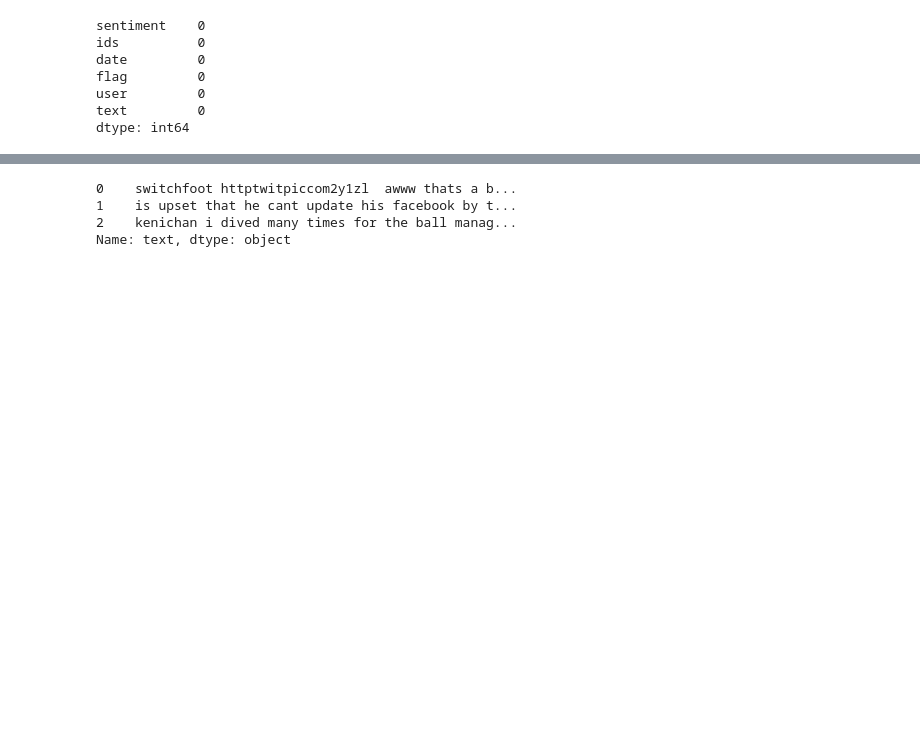
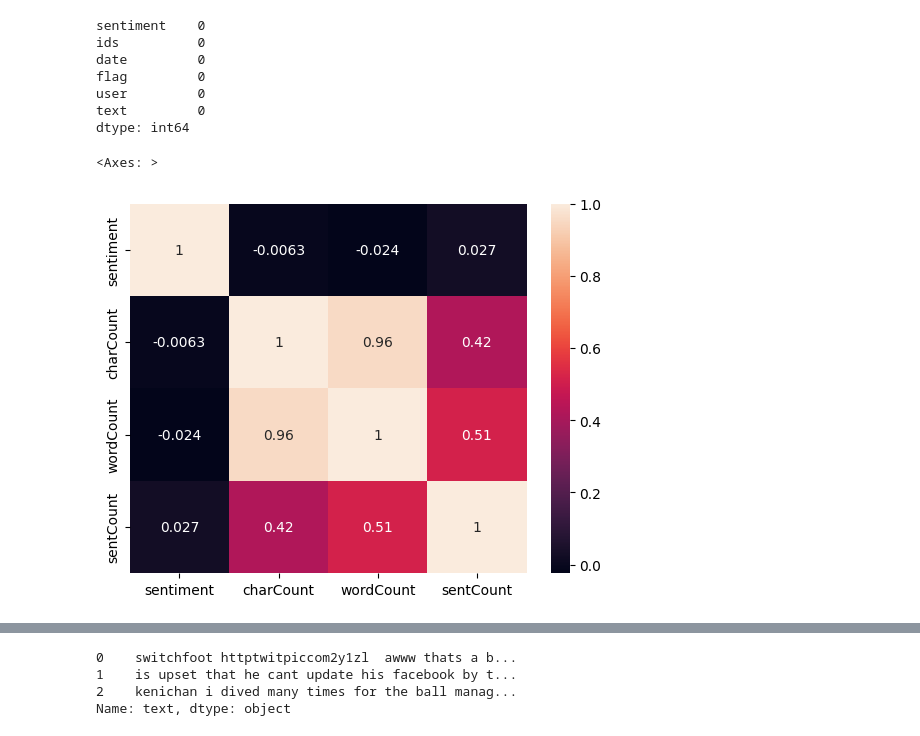
Before and after one commit to Shantnu-singh/Twitter-Sentiment-Analysis, a Jupyter notebook: main.ipynb, the cells around one changed output, grey strips where cells are left out. Saved outputs shown, nothing was run; the diff lists cells and outputs as text; code cells hidden in the pictures; blank space fills up the shorter version.

```diff
--- a/main.ipynb
+++ b/main.ipynb
@@ -59,3 +68,17 @@ flag         0
 user         0
 text         0
 dtype: int64
+# %%
+df.duplicated().sum()
+df = df.drop(columns= ['ids'])
+# %%
+df["charCount"] = df['text'].apply(len)
+df["wordCount"] = df['text'].apply(lambda x : len(word_tokenize(x)))
+df["sentCount"] = df['text'].apply(lambda x : len(sent_tokenize(x)))
+# %%
+# No Conclusive edvidence that sentiment depends upon no of char
+corr_matrix = df.select_dtypes('number').corr()
+sns.heatmap(corr_matrix  , annot= True)
+# %% [output]
+<Axes: >
+[figure, added]
```
Also changed, not shown: parts of 33 cells of this notebook.
